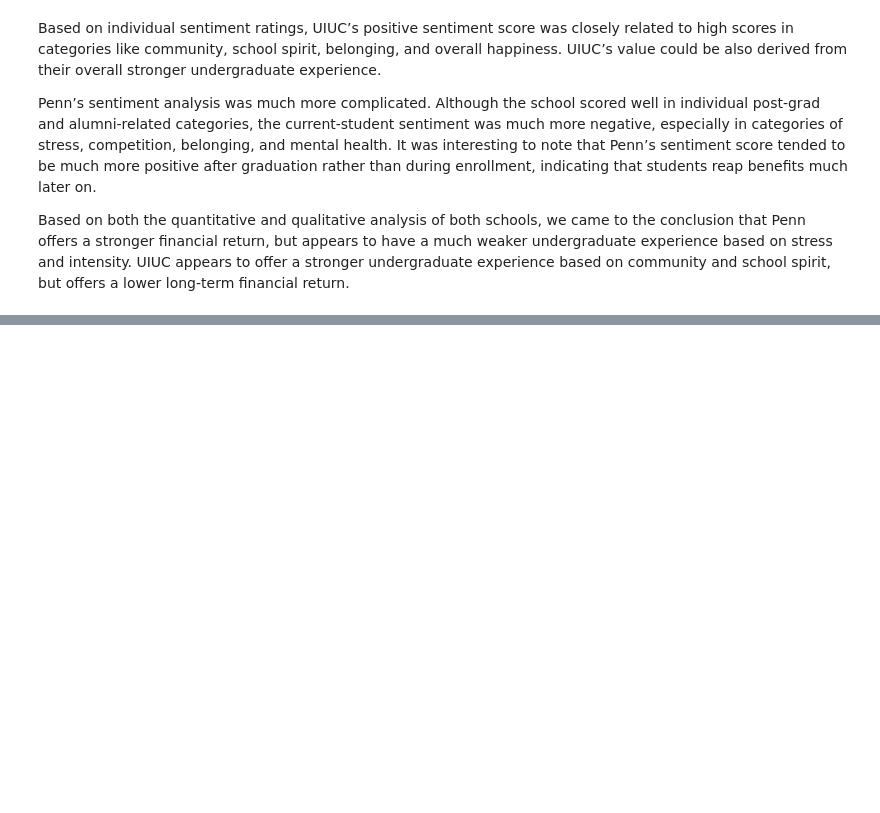
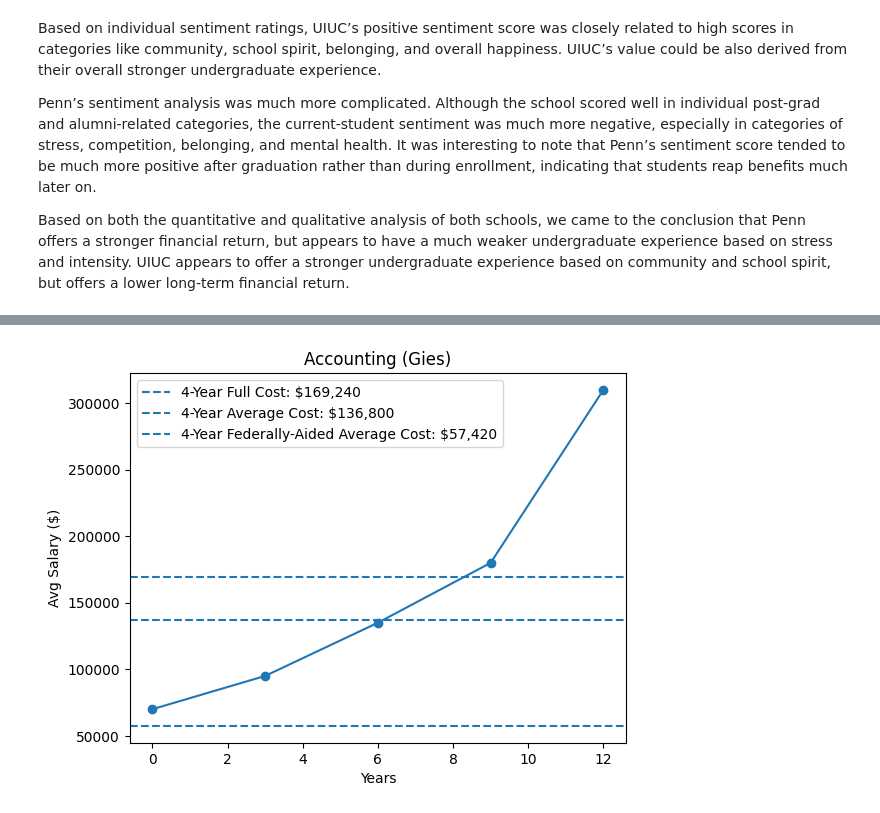
Before and after one commit to emch06/comm3180_G3_Data_Project, a Jupyter notebook: data_story_outputs/Final_Blog.ipynb, the cells around one changed output, grey strips where cells are left out. Saved outputs shown, nothing was run; the diff lists cells and outputs as text; code cells hidden in the pictures; blank space fills up the shorter version.

```diff
--- a/data_story_outputs/Final_Blog.ipynb
+++ b/data_story_outputs/Final_Blog.ipynb
@@ -265,0 +354,18 @@ Based on both the quantitative and qualitative analysis of both schools, we came
+# %%
+roi_comparison = pd.read_csv('../data/raw/Business_Schools/salary_progressions.csv')
+
+gies_accounting = roi_comparison[roi_comparison['Industry'] == 'Accounting']
+wharton_ib = roi_comparison[roi_comparison['Industry'] == 'Investment Banking']
+
+plt.figure()
+plt.plot(gies_accounting['Year'], gies_accounting['Avg_Salary'], 'o-')
+plt.axhline(y=169240, linestyle='--', label='4-Year Full Cost: $169,240')
+plt.axhline(y=136800, linestyle='--', label='4-Year Average Cost: $136,800')
+plt.axhline(y=57420, linestyle='--', label='4-Year Federally-Aided Average Cost: $57,420')
+plt.title('Accounting (Gies)')
+plt.xlabel('Years')
+plt.ylabel('Avg Salary ($)')
+plt.legend()
+plt.show()
+# %% [output]
+[figure, added]
```
Also changed, not shown: parts of 24 cells of this notebook.
